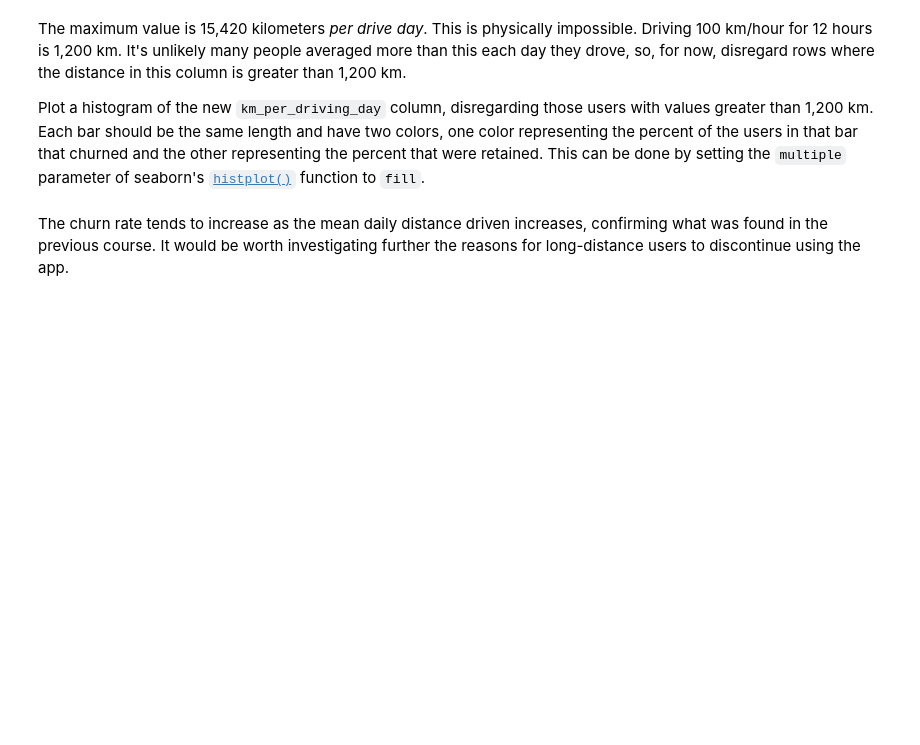
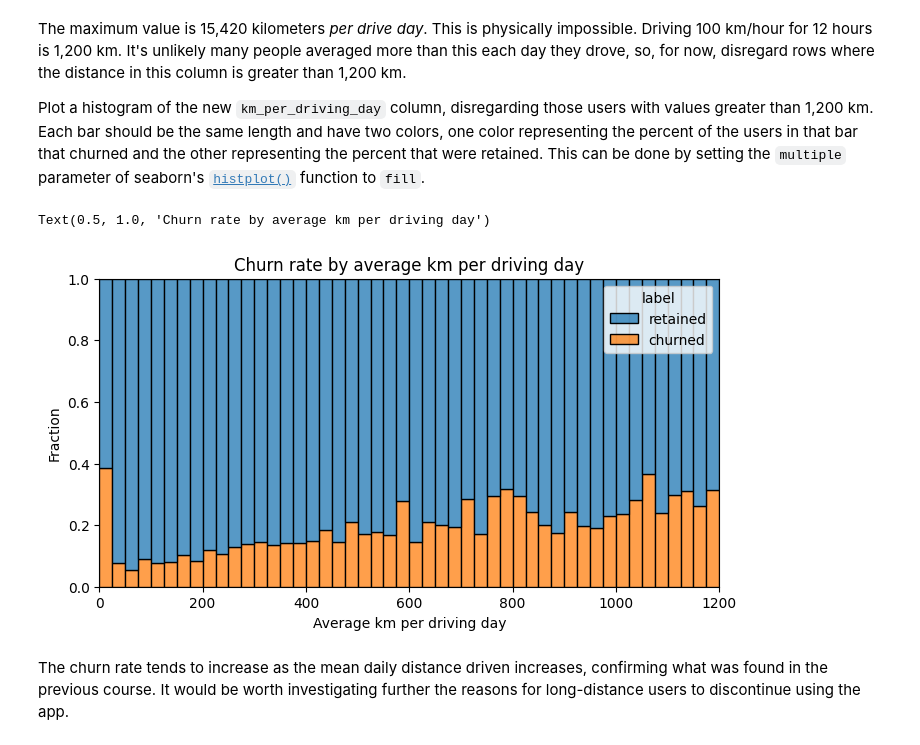
Before and after one commit to dianario/waze-project, a Jupyter notebook: 3_Waze_EDA.ipynb, the cells around one changed output. Cells and saved outputs as stored; diff of their text form; code cells hidden in the pictures; blank space fills up the shorter version.

Commit message:
Plot churn % by km driven

```diff
--- a/3_Waze_EDA.ipynb
+++ b/3_Waze_EDA.ipynb
@@ -639,3 +637,19 @@ Plot a histogram of the new `km_per_driving_day` column, disregarding those user
+# %%
+# Histogram
+plt.figure(figsize=(8,4))
+sns.histplot(data=df[df['km_per_driving_day'] <=1201],
+             x='km_per_driving_day',
+            bins=range(0,1201,25),
+             hue='label',
+             multiple='fill',
+             )
+
+plt.xlabel('Average km per driving day')
+plt.ylabel('Fraction')
+plt.title('Churn rate by average km per driving day')
+# %% [output]
+Text(0.5, 1.0, 'Churn rate by average km per driving day')
+[figure, added]
 # %% [markdown]
 The churn rate tends to increase as the mean daily distance driven increases, confirming what was found in the previous course. It would be worth investigating further the reasons for long-distance users to discontinue using the app.
 # %% [markdown]
```
Also changed, not shown: parts of 4 cells of this notebook.
